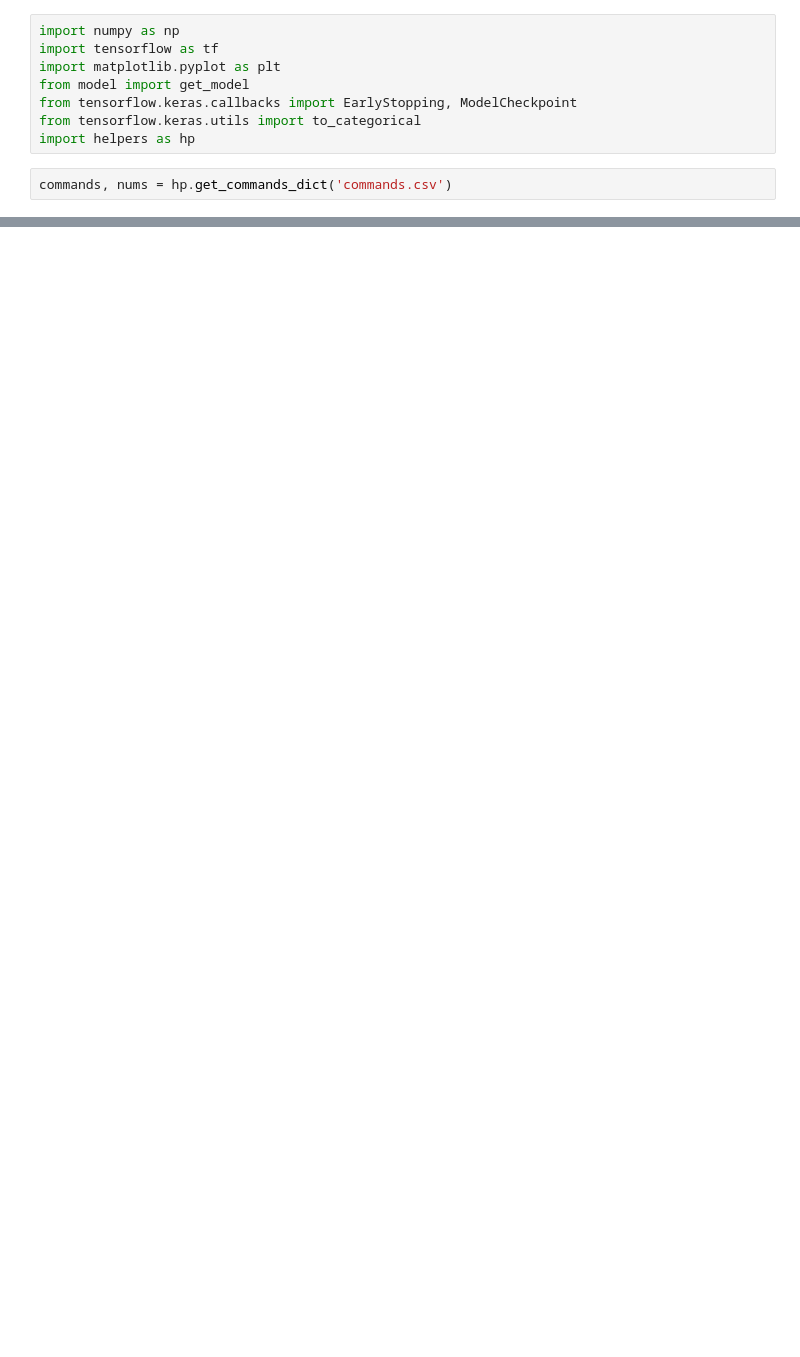
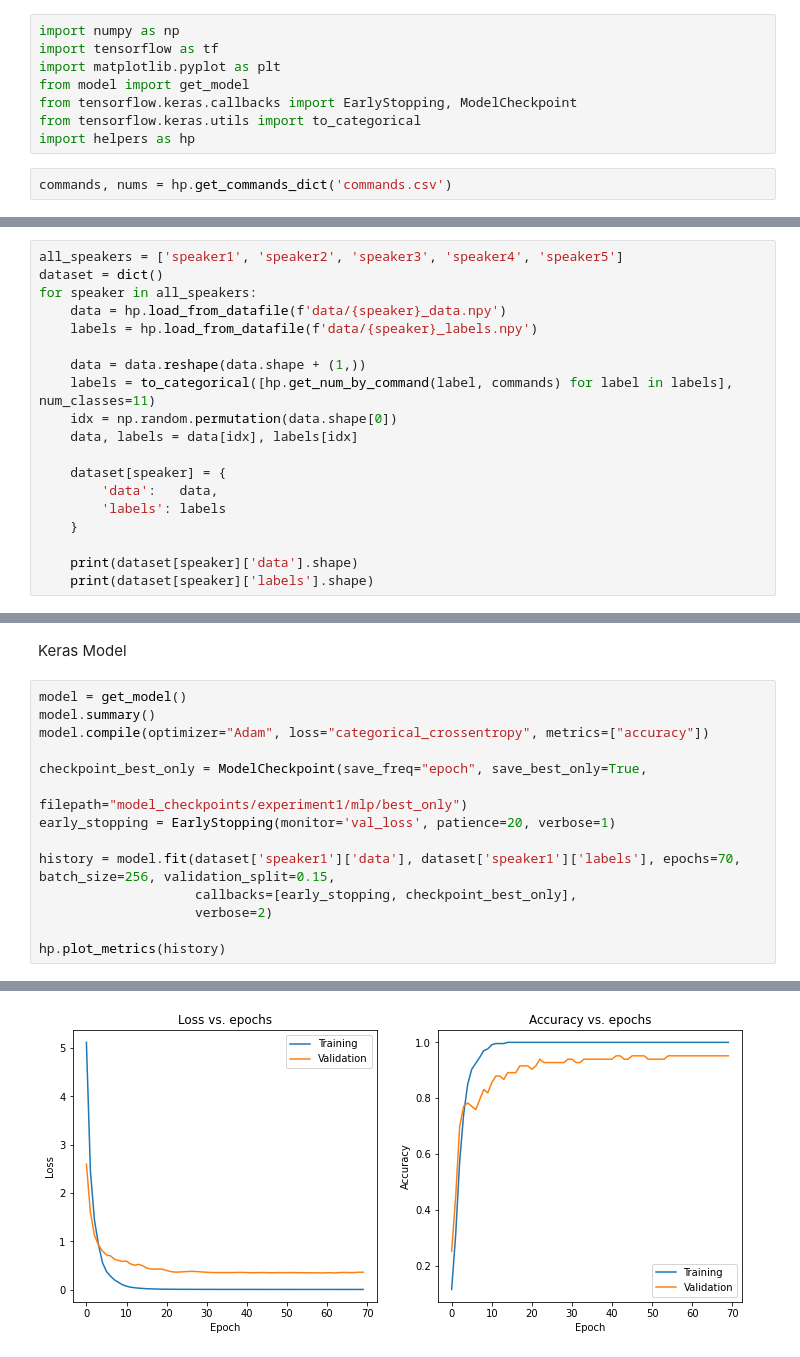
Before and after one commit to polotent/boxy, a Jupyter notebook: boxy.ipynb, the cells around one changed output, grey strips where cells are left out. Saved outputs shown, nothing was run; the diff lists cells and outputs as text; blank space fills up the shorter version.

```diff
--- a/boxy.ipynb
+++ b/boxy.ipynb
@@ -68,0 +11,19 @@ model.compile(optimizer="Adam", loss="categorical_crossentropy", metrics=["accur
+# %%
+all_speakers = ['speaker1', 'speaker2', 'speaker3', 'speaker4', 'speaker5']
+dataset = dict()
+for speaker in all_speakers:
+    data = hp.load_from_datafile(f'data/{speaker}_data.npy')
+    labels = hp.load_from_datafile(f'data/{speaker}_labels.npy')
+
+    data = data.reshape(data.shape + (1,))
+    labels = to_categorical([hp.get_num_by_command(label, commands) for label in labels], num_classes=11)
+    idx = np.random.permutation(data.shape[0])
+    data, labels = data[idx], labels[idx]
+
+    dataset[speaker] = {
+        'data':   data,
+        'labels': labels
+    }
+
+    print(dataset[speaker]['data'].shape)
+    print(dataset[speaker]['labels'].shape)
@@ -68,0 +44,17 @@ model.compile(optimizer="Adam", loss="categorical_crossentropy", metrics=["accur
+# %% [markdown]
+Keras Model
+# %%
+model = get_model()
+model.summary()
+model.compile(optimizer="Adam", loss="categorical_crossentropy", metrics=["accuracy"])
+
+checkpoint_best_only = ModelCheckpoint(save_freq="epoch", save_best_only=True,
+                                       filepath="model_checkpoints/experiment1/mlp/best_only")
+early_stopping = EarlyStopping(monitor='val_loss', patience=20, verbose=1)
+
+history = model.fit(dataset['speaker1']['data'], dataset['speaker1']['labels'], epochs=70, batch_size=256, validation_split=0.15,
+                    callbacks=[early_stopping, checkpoint_best_only],
+                    verbose=2)
+
+hp.plot_metrics(history)
+# %% [output]
@@ -68,0 +78 @@ model.compile(optimizer="Adam", loss="categorical_crossentropy", metrics=["accur
+[figure, added]
```
Also changed, not shown: parts of 17 cells of this notebook, 8 other files.
